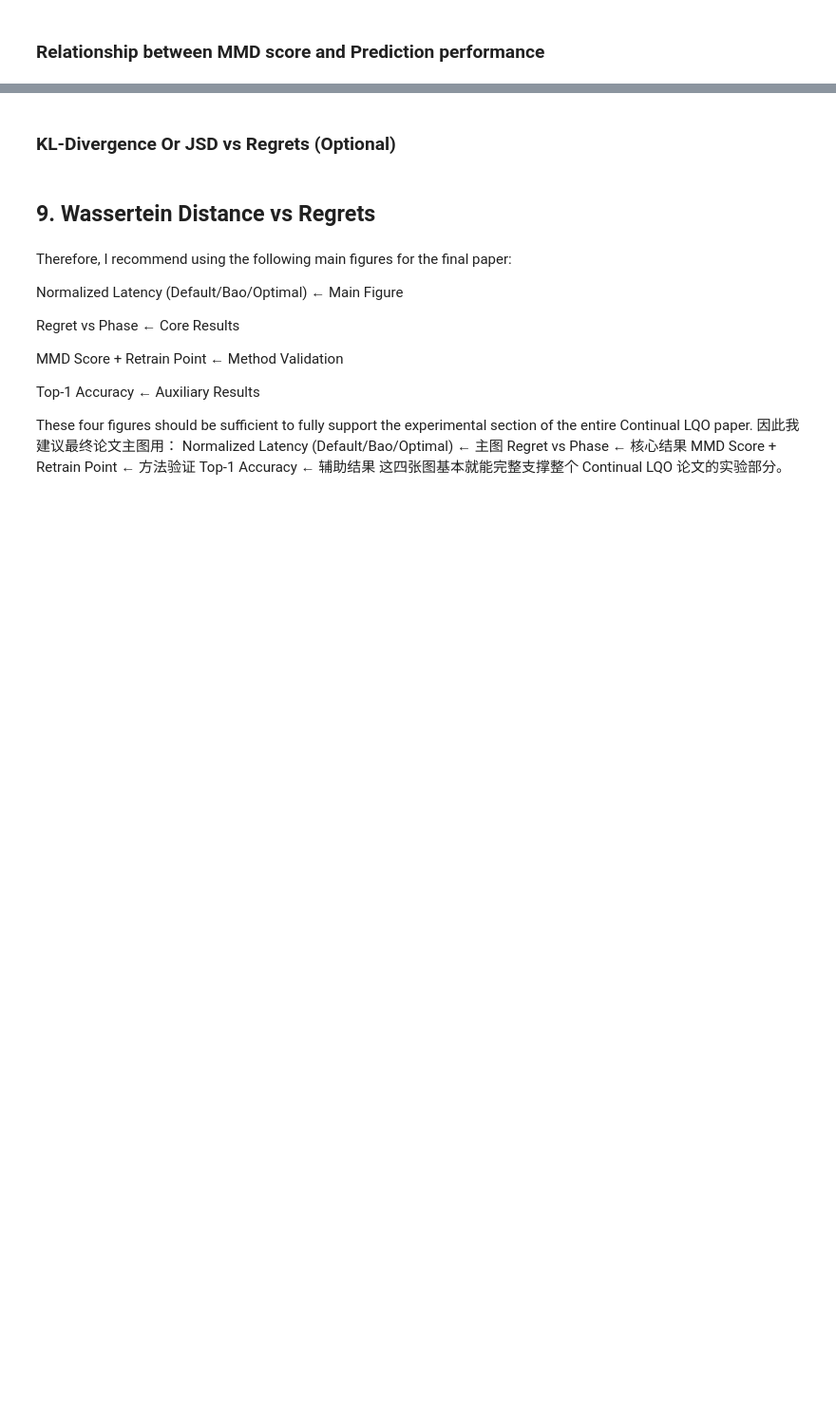
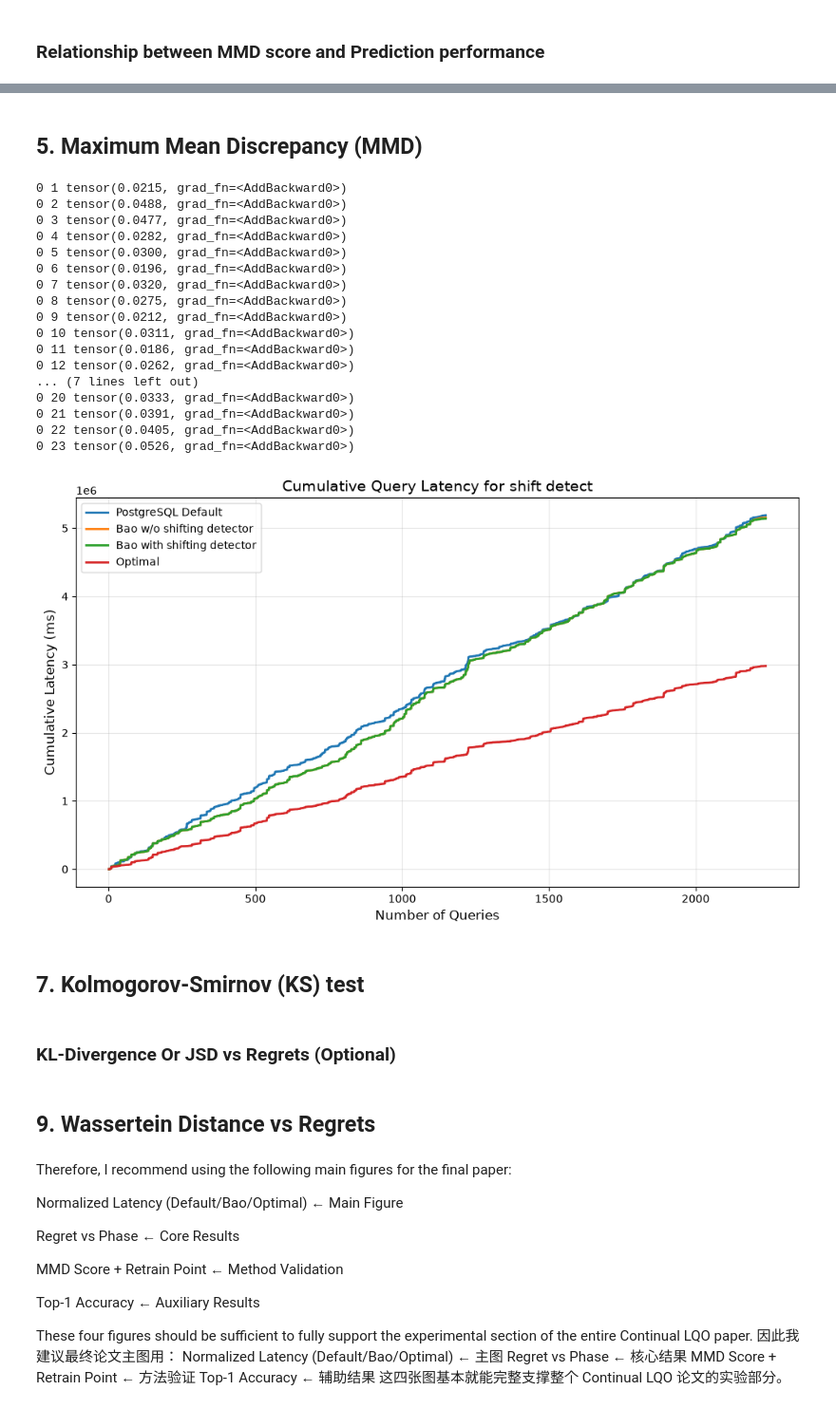
Before and after one commit to hujing2407/AdaLQO, a Jupyter notebook: AdaLQO.ipynb, the cells around one changed output, grey strips where cells are left out. Shown at 95% size. Drawn from its saved outputs; the diff is of its cells as text; code cells hidden in the pictures; blank space fills up the shorter version.

```diff
--- a/AdaLQO.ipynb
+++ b/AdaLQO.ipynb
@@ -265,2 +119,0 @@ train_batch=23, test_batch=23, mmd=0.0000, ks_stat=0.0000, ws_score=0.0000, mean
-# %% [markdown]
-### KL-Divergence Or JSD vs Regrets (Optional)
@@ -266,0 +222,27 @@ train_batch=23, test_batch=23, mmd=0.0000, ks_stat=0.0000, ws_score=0.0000, mean
+# %% [markdown]
+## 5. Maximum Mean Discrepancy (MMD)
+# %%
+res = cl(dataset=data, shift_detect="mmd")
+res_df = pd.concat(res,ignore_index=True)
+plot_res("shift detect", res_df, "results/tpcds/performance_10_mmd.png")
+# %% [output]
+0 1 tensor(0.0215, grad_fn=<AddBackward0>)
+0 2 tensor(0.0488, grad_fn=<AddBackward0>)
+0 3 tensor(0.0477, grad_fn=<AddBackward0>)
+0 4 tensor(0.0282, grad_fn=<AddBackward0>)
+0 5 tensor(0.0300, grad_fn=<AddBackward0>)
+0 6 tensor(0.0196, grad_fn=<AddBackward0>)
+0 7 tensor(0.0320, grad_fn=<AddBackward0>)
+0 8 tensor(0.0275, grad_fn=<AddBackward0>)
+0 9 tensor(0.0212, grad_fn=<AddBackward0>)
+0 10 tensor(0.0311, grad_fn=<AddBackward0>)
+0 11 tensor(0.0186, grad_fn=<AddBackward0>)
+0 12 tensor(0.0262, grad_fn=<AddBackward0>)
+... (7 lines left out)
+0 20 tensor(0.0333, grad_fn=<AddBackward0>)
+0 21 tensor(0.0391, grad_fn=<AddBackward0>)
+0 22 tensor(0.0405, grad_fn=<AddBackward0>)
+0 23 tensor(0.0526, grad_fn=<AddBackward0>)
+[figure, added]
+# %% [markdown]
+## 7. Kolmogorov-Smirnov (KS) test
@@ -267,3 +254,5 @@ train_batch=23, test_batch=23, mmd=0.0000, ks_stat=0.0000, ws_score=0.0000, mean
+# %% [markdown]
+### KL-Divergence Or JSD vs Regrets (Optional)
 # %% [markdown]
 ## 9. Wassertein Distance vs Regrets
 # %%
```
Also changed, not shown: parts of 11 cells of this notebook, 8 other files.
